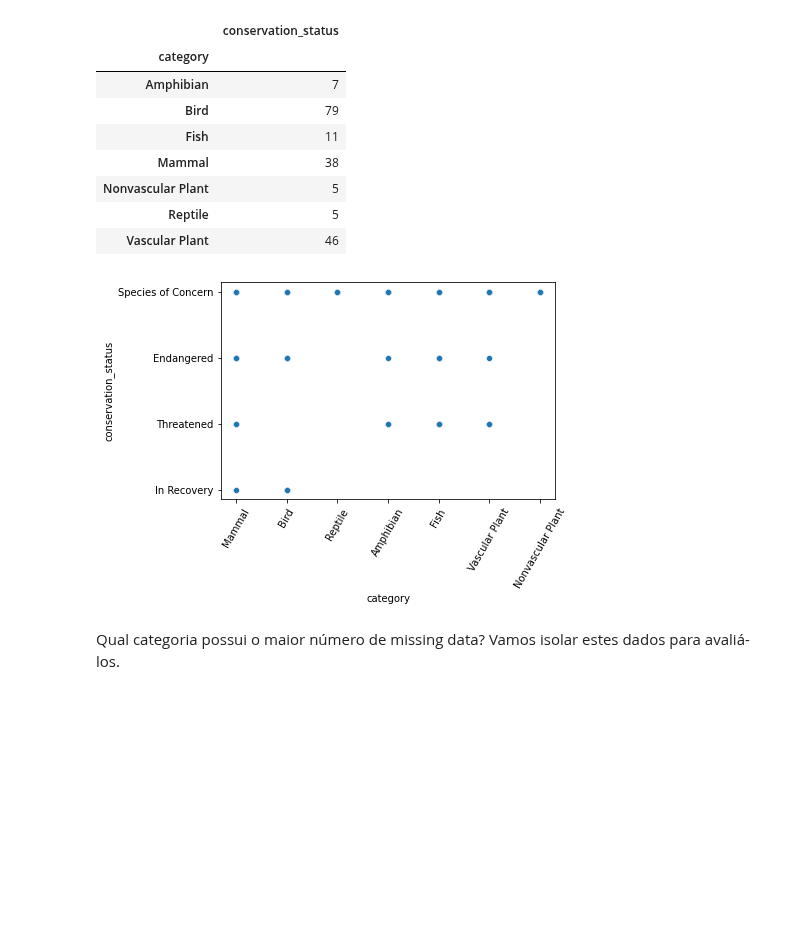
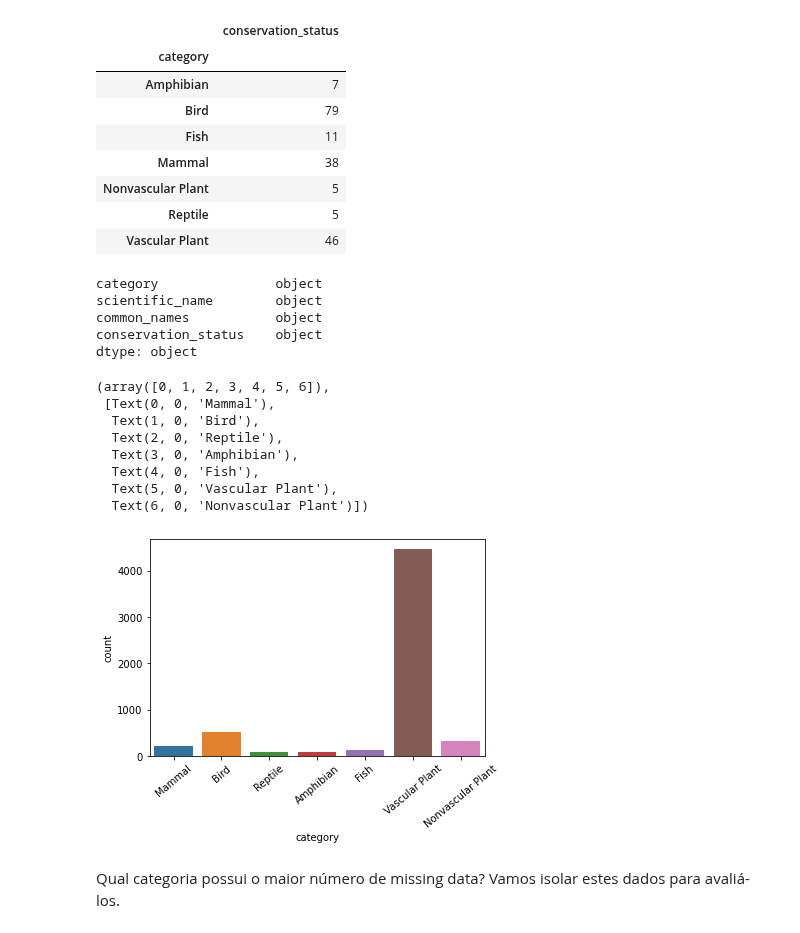
Before and after one commit to cacaprog/Exercises, a Jupyter notebook: Biodiversity/biodiversity.ipynb, the cells around one changed output. Drawn from its saved outputs; the diff is of its cells as text; code cells hidden in the pictures; blank space fills up the shorter version.

```diff
--- a/Biodiversity/biodiversity.ipynb
+++ b/Biodiversity/biodiversity.ipynb
@@ -156,14 +158,28 @@ df_species[["conservation_status", "category"]].groupby("category").count()
 | Nonvascular Plant | 5 |
 | Reptile | 5 |
 | Vascular Plant | 46 |
-# %%
-plt.clf()
-
-sns.scatterplot(df_species["category"], df_species["conservation_status"])
-plt.xticks(rotation=60, fontsize=10)
-plt.show()
-# %% [output]
-[figure, removed]
+# %%
+df_species.dtypes
+# %% [output]
+category               object
+scientific_name        object
+common_names           object
+conservation_status    object
+dtype: object
+# %%
+#para entender o tamanho de cada categoria de modo visual
+sns.countplot(data=df_species, x='category')
+plt.xticks(rotation=40)
+# %% [output]
+(array([0, 1, 2, 3, 4, 5, 6]),
+ [Text(0, 0, 'Mammal'),
+  Text(1, 0, 'Bird'),
+  Text(2, 0, 'Reptile'),
+  Text(3, 0, 'Amphibian'),
+  Text(4, 0, 'Fish'),
+  Text(5, 0, 'Vascular Plant'),
+  Text(6, 0, 'Nonvascular Plant')])
+[figure, added]
 # %% [markdown]
 Qual categoria possui o maior número de missing data?
 Vamos isolar estes dados para avaliá-los.
```
Also changed, not shown: parts of 8 cells of this notebook.
